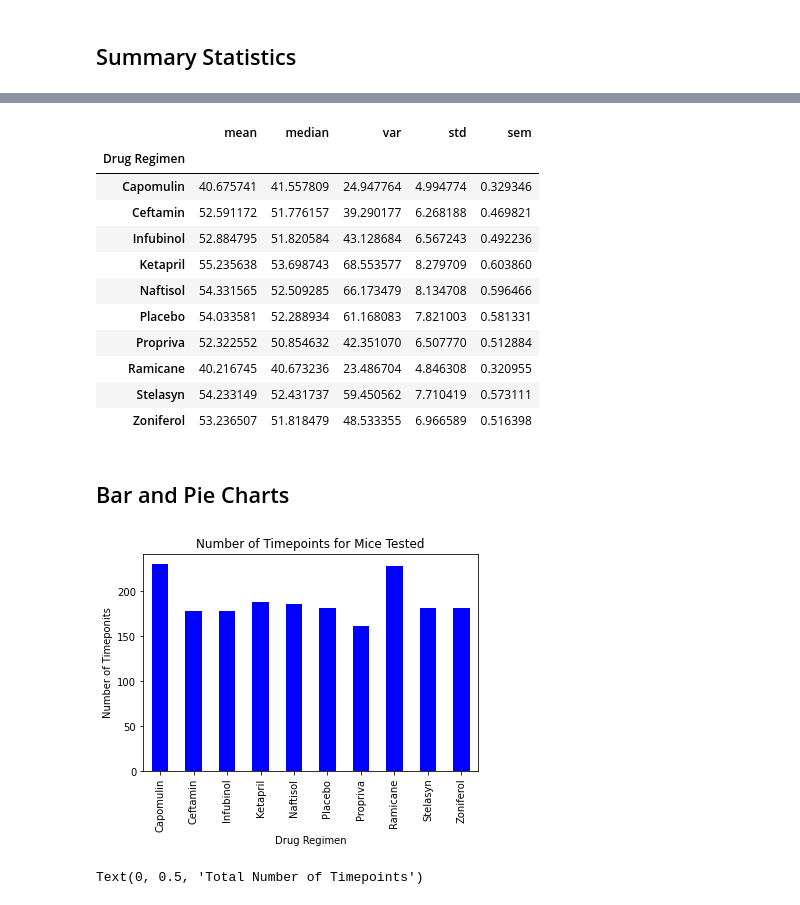
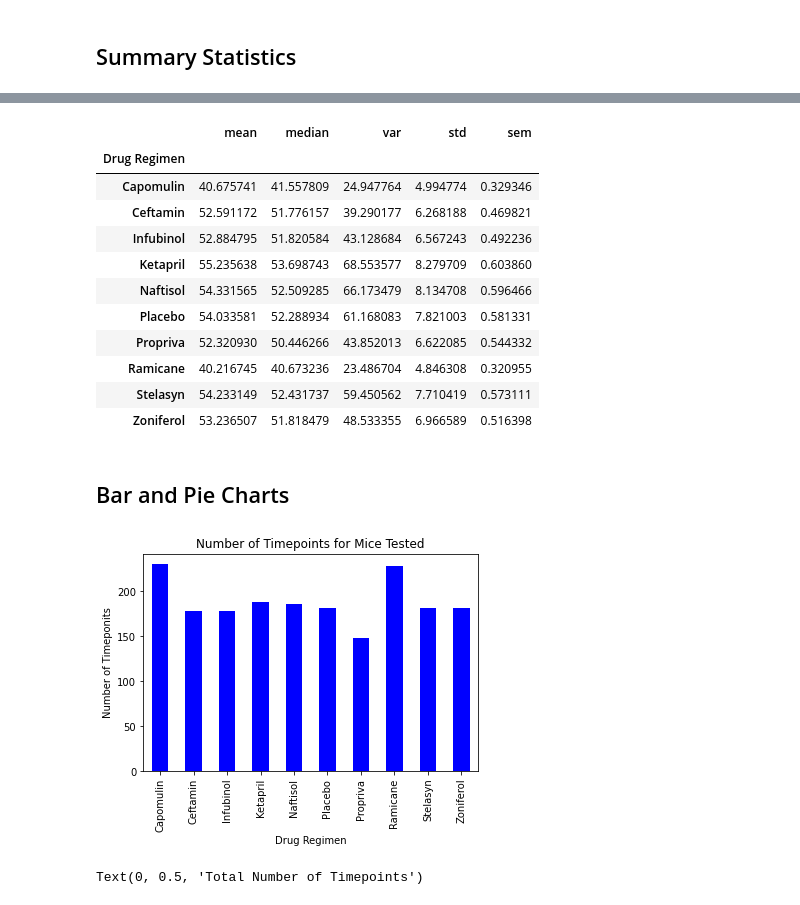
Before and after one commit to Brack1345/matplotlib_challenge, a Jupyter notebook: pymaceuticals_starter.ipynb, the cells around one changed output, grey strips where cells are left out. Drawn from its saved outputs; the diff is of its cells as text; code cells hidden in the pictures.

```diff
--- a/pymaceuticals_starter.ipynb
+++ b/pymaceuticals_starter.ipynb
@@ -39,6 +56,6 @@ print(mouse_count)
 1893
 # %%
 # Getting the duplicate mice by ID number that shows up for Mouse ID and Timepoint.
-duplicate = merged_df[merged_df.duplicated(['Mouse ID', 'Timepoint'])]
-print(duplicate)
+duplicate_mouse=merged_df.loc[merged_df.duplicated(subset=["Mouse ID", "Timepoint"]), "Mouse ID"].unique()
+print(duplicate_mouse)
 # %% [output]
@@ -80,6 +65,6 @@ print(all_duplicates)
 # %%
 # Create a clean DataFrame by dropping the duplicate mouse by its ID.
-cleaned_df = merged_df.drop_duplicates('Mouse ID')
-cleaned_df.head()
+clean_df = merged_df[merged_df["Mouse ID"].isin(duplicate_mouse) == False]
+clean_df
 # %% [output]
 |  | Mouse ID | Drug Regimen | Sex | Age_months | Weight (g) | Timepoint | Tumor Volume (mm3) | ... |
@@ -149,7 +141,7 @@ regimen_df
 # Generate a summary statistics table of mean, median, variance, standard deviation, and SEM of the tumor volume for each regimen
 
 # Using the aggregation method, produce the same summary statistics in a single line
-aggregate_method = merged_df.groupby("Drug Regimen")["Tumor Volume (mm3)"].agg(['mean', 'median', 'var', 'std', 'sem'])
+aggregate_method = clean_df.groupby("Drug Regimen")["Tumor Volume (mm3)"].agg(['mean', 'median', 'var', 'std', 'sem'])
 aggregate_method
 # %% [output]
 |  | mean | median | var | std | sem |
@@ -160,7 +152,7 @@ aggregate_method
 | Ketapril | 55.235638 | 53.698743 | 68.553577 | 8.279709 | 0.603860 |
 | Naftisol | 54.331565 | 52.509285 | 66.173479 | 8.134708 | 0.596466 |
 | Placebo | 54.033581 | 52.288934 | 61.168083 | 7.821003 | 0.581331 |
-| Propriva | 52.322552 | 50.854632 | 42.351070 | 6.507770 | 0.512884 |
+| Propriva | 52.320930 | 50.446266 | 43.852013 | 6.622085 | 0.544332 |
 | Ramicane | 40.216745 | 40.673236 | 23.486704 | 4.846308 | 0.320955 |
 | Stelasyn | 54.233149 | 52.431737 | 59.450562 | 7.710419 | 0.573111 |
 | Zoniferol | 53.236507 | 51.818479 | 48.533355 | 6.966589 | 0.516398 |
@@ -168,15 +160,15 @@ aggregate_method
 ## Bar and Pie Charts
 # %%
 # Generate a bar plot showing the total number of timepoints for all mice tested for each drug regimen using Pandas.
-timepoints = merged_df.groupby(["Drug Regimen"]).count()["Timepoint"]
+timepoints = clean_df.groupby(["Drug Regimen"]).count()["Timepoint"]
 
 plot_pandas = timepoints.plot.bar(color='blue')
 plt.xlabel("Drug Regimen")
 plt.ylabel("Number of Timeponits")
 plt.title("Number of Timepoints for Mice Tested")
 plt.show()
 # %% [output]
-[figure, old version]
+[figure, new version]
 # %%
 # Generate a bar plot showing the total number of timepoints for all mice tested for each drug regimen using pyplot.
 x_axis = np.arange(len(timepoint))
```
Also changed, not shown: parts of 15 cells of this notebook.
